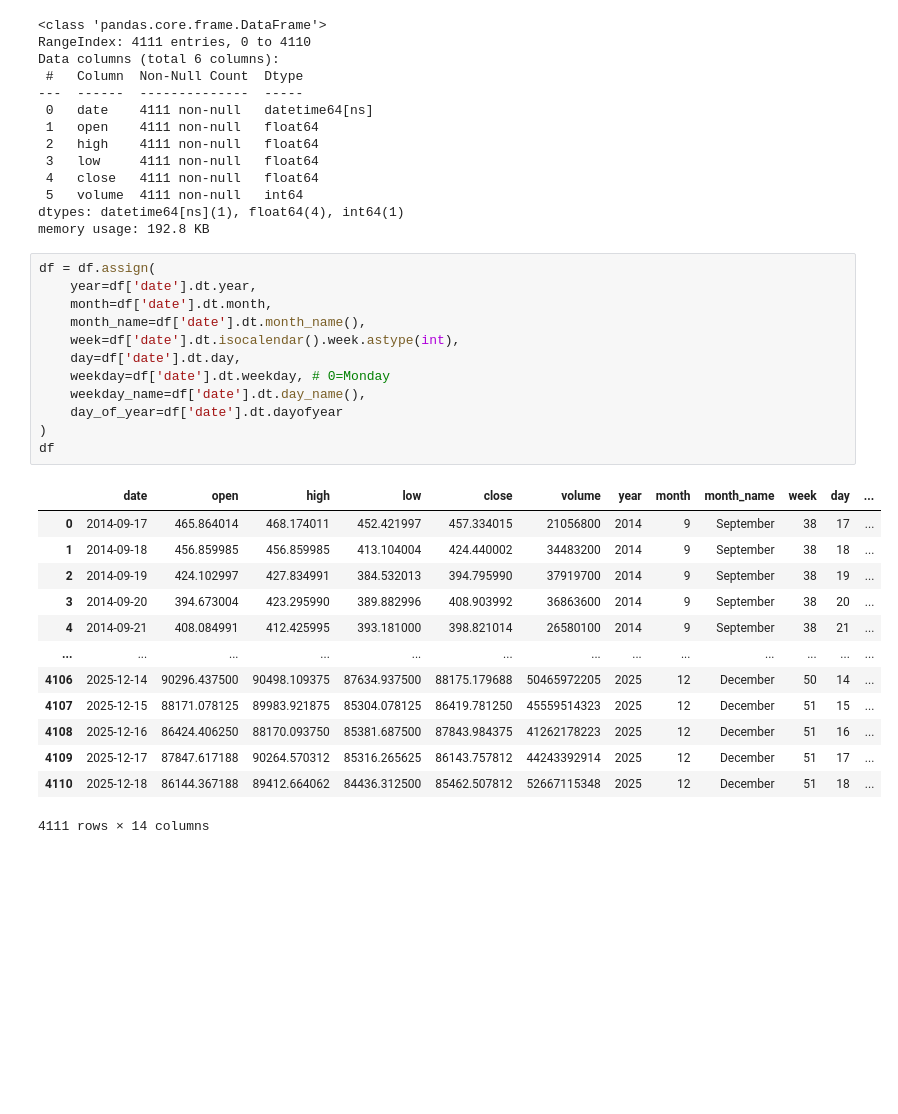
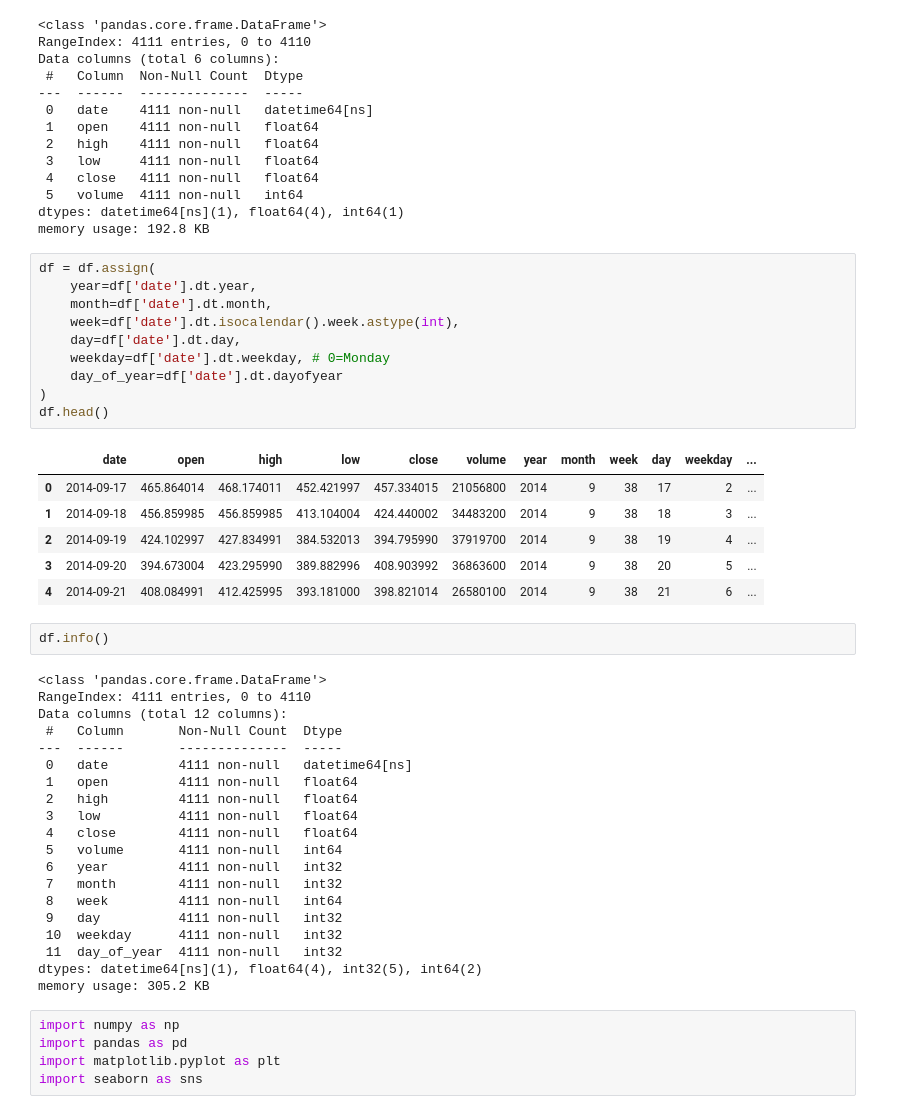
Before and after one commit to hansdarmawann/bitcoin-ts-1, a Jupyter notebook: Notebooks/02.ipynb, the cells around one changed output. Saved outputs shown, nothing was run; the diff lists cells and outputs as text; blank space fills up the shorter version.

```diff
--- a/Notebooks/02.ipynb
+++ b/Notebooks/02.ipynb
@@ -74,26 +74,44 @@ memory usage: 192.8 KB
 # %%
 df = df.assign(
     year=df['date'].dt.year,
     month=df['date'].dt.month,
-    month_name=df['date'].dt.month_name(),
     week=df['date'].dt.isocalendar().week.astype(int),
     day=df['date'].dt.day,
     weekday=df['date'].dt.weekday, # 0=Monday
-    weekday_name=df['date'].dt.day_name(),
     day_of_year=df['date'].dt.dayofyear
 )
-df
+df.head()
 # %% [output]
-|  | date | open | high | low | close | volume | year | month | month_name | week | day | ... |
-| 0 | 2014-09-17 | 465.864014 | 468.174011 | 452.421997 | 457.334015 | 21056800 | 2014 | 9 | September | 38 | 17 | ... |
-| 1 | 2014-09-18 | 456.859985 | 456.859985 | 413.104004 | 424.440002 | 34483200 | 2014 | 9 | September | 38 | 18 | ... |
-| 2 | 2014-09-19 | 424.102997 | 427.834991 | 384.532013 | 394.795990 | 37919700 | 2014 | 9 | September | 38 | 19 | ... |
-| 3 | 2014-09-20 | 394.673004 | 423.295990 | 389.882996 | 408.903992 | 36863600 | 2014 | 9 | September | 38 | 20 | ... |
-| 4 | 2014-09-21 | 408.084991 | 412.425995 | 393.181000 | 398.821014 | 26580100 | 2014 | 9 | September | 38 | 21 | ... |
-| ... | ... | ... | ... | ... | ... | ... | ... | ... | ... | ... | ... | ... |
-| 4106 | 2025-12-14 | 90296.437500 | 90498.109375 | 87634.937500 | 88175.179688 | 50465972205 | 2025 | 12 | December | 50 | 14 | ... |
-| 4107 | 2025-12-15 | 88171.078125 | 89983.921875 | 85304.078125 | 86419.781250 | 45559514323 | 2025 | 12 | December | 51 | 15 | ... |
-| 4108 | 2025-12-16 | 86424.406250 | 88170.093750 | 85381.687500 | 87843.984375 | 41262178223 | 2025 | 12 | December | 51 | 16 | ... |
-| 4109 | 2025-12-17 | 87847.617188 | 90264.570312 | 85316.265625 | 86143.757812 | 44243392914 | 2025 | 12 | December | 51 | 17 | ... |
-| 4110 | 2025-12-18 | 86144.367188 | 89412.664062 | 84436.312500 | 85462.507812 | 52667115348 | 2025 | 12 | December | 51 | 18 | ... |
+|  | date | open | high | low | close | volume | year | month | week | day | weekday | ... |
+| 0 | 2014-09-17 | 465.864014 | 468.174011 | 452.421997 | 457.334015 | 21056800 | 2014 | 9 | 38 | 17 | 2 | ... |
+| 1 | 2014-09-18 | 456.859985 | 456.859985 | 413.104004 | 424.440002 | 34483200 | 2014 | 9 | 38 | 18 | 3 | ... |
+| 2 | 2014-09-19 | 424.102997 | 427.834991 | 384.532013 | 394.795990 | 37919700 | 2014 | 9 | 38 | 19 | 4 | ... |
+| 3 | 2014-09-20 | 394.673004 | 423.295990 | 389.882996 | 408.903992 | 36863600 | 2014 | 9 | 38 | 20 | 5 | ... |
+| 4 | 2014-09-21 | 408.084991 | 412.425995 | 393.181000 | 398.821014 | 26580100 | 2014 | 9 | 38 | 21 | 6 | ... |
-4111 rows × 14 columns
+# %%
+df.info()
+# %% [output]
+<class 'pandas.core.frame.DataFrame'>
+RangeIndex: 4111 entries, 0 to 4110
+Data columns (total 12 columns):
+ #   Column       Non-Null Count  Dtype
+---  ------       --------------  -----
+ 0   date         4111 non-null   datetime64[ns]
+ 1   open         4111 non-null   float64
+ 2   high         4111 non-null   float64
+ 3   low          4111 non-null   float64
+ 4   close        4111 non-null   float64
+ 5   volume       4111 non-null   int64
+ 6   year         4111 non-null   int32
+ 7   month        4111 non-null   int32
+ 8   week         4111 non-null   int64
+ 9   day          4111 non-null   int32
+ 10  weekday      4111 non-null   int32
+ 11  day_of_year  4111 non-null   int32
+dtypes: datetime64[ns](1), float64(4), int32(5), int64(2)
+memory usage: 305.2 KB
+# %%
+import numpy as np
+import pandas as pd
+import matplotlib.pyplot as plt
+import seaborn as sns
```
Also changed, not shown: parts of 11 cells of this notebook.
